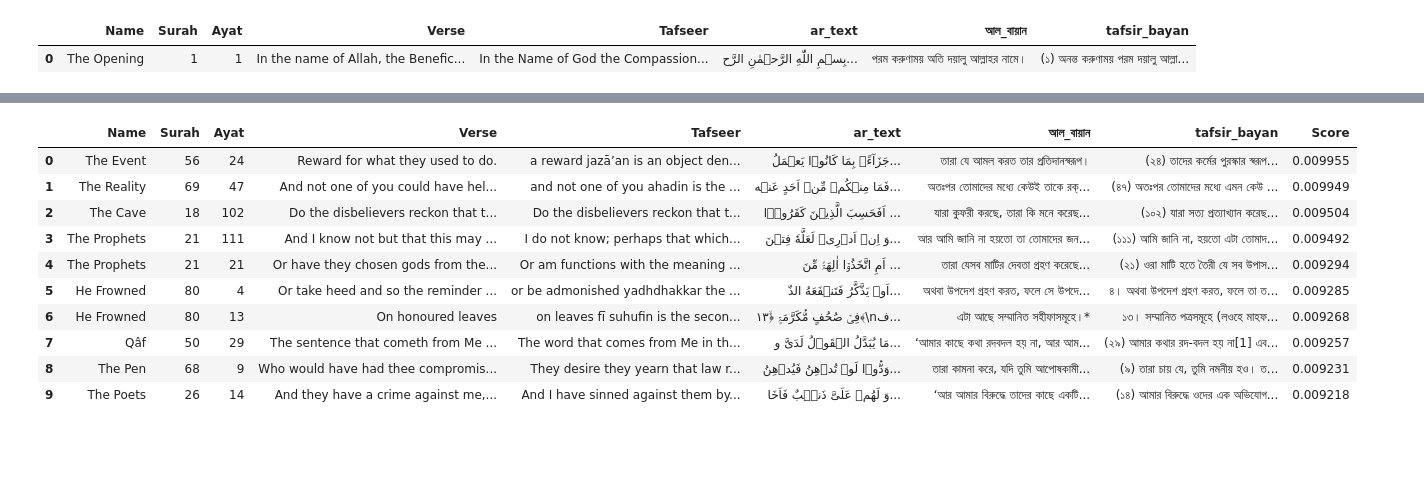
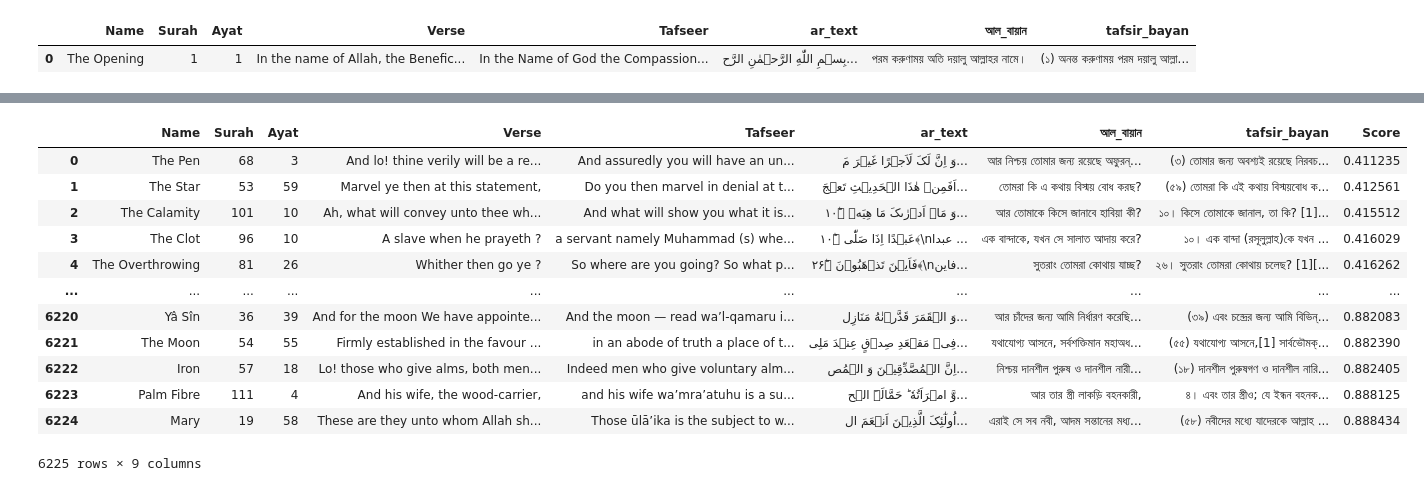
Before and after one commit to mobassir94/Multilingual-NLP-for-Islamic-Theology, a Jupyter notebook: demo_notebooks/inference-demo-v2-mlt-quran-hadith.ipynb, the cells around one changed output, grey strips where cells are left out. Saved outputs shown, nothing was run; the diff lists cells and outputs as text; code cells hidden in the pictures; blank space fills up the shorter version.

```diff
--- a/demo_notebooks/inference-demo-v2-mlt-quran-hadith.ipynb
+++ b/demo_notebooks/inference-demo-v2-mlt-quran-hadith.ipynb
@@ -54,7 +77,7 @@ corpus_emb_hadith = np.load('../input/assets/en_emb_bukhari_muslim.npy')
 # %%
 en_bn_quran_tafsir = pd.read_csv('../input/assets/en_bn_quran_tafsir.csv')
 
-en_bn_bukhari_muslim = pd.read_csv('../input/assets/en_bn_translated_sahih_hadiths_filtered.csv')
+en_bn_bukhari_muslim = pd.read_csv('../input/assets/en_bn_bukhari_muslim.csv')
 # %%
 def similarity(v1, v2):
     n1 = np.linalg.norm(v1)
@@ -177,18 +210,20 @@ mlt_hadiths
 # %%
-find,mlt_hadiths = Multilingual_Quran_Hadith_Search_Engine("আমি কি পুরস্কার পেতে পারি?",language = 'bn')
+find,mlt_hadiths = Multilingual_Quran_Hadith_Search_Engine("আমি কি পুরস্কার পেতে পারি?",language = 'bn',metric = 'l2')
 find
 # %% [output]
 |  | Name | Surah | Ayat | Verse | Tafseer | ar_text | আল_বায়ান | tafsir_bayan | Score |
-| 0 | The Event | 56 | 24 | Reward for what they used to do. | a reward jazā’an is an object den... | جَزَآءًۢ بِمَا کَانُوۡا یَعۡمَلُ... | তারা যে আমল করত তার প্রতিদানস্বরূপ। | (২৪) তাদের কর্মের পুরস্কার স্বরূপ... | 0.009955 |
-| 1 | The Reality | 69 | 47 | And not one of you could have hel... | and not one of you ahadin is the ... | فَمَا مِنۡکُمۡ مِّنۡ اَحَدٍ عَنۡه... | অতঃপর তোমাদের মধ্যে কেউই তাকে রক্... | (৪৭) অতঃপর তোমাদের মধ্যে এমন কেউ ... | 0.009949 |
-| 2 | The Cave | 18 | 102 | Do the disbelievers reckon that t... | Do the disbelievers reckon that t... | اَفَحَسِبَ الَّذِیۡنَ کَفَرُوۡۤا ... | যারা কুফরী করছে, তারা কি মনে করেছ... | (১০২) যারা সত্য প্রত্যাখ্যান করেছ... | 0.009504 |
-| 3 | The Prophets | 21 | 111 | And I know not but that this may ... | I do not know; perhaps that which... | وَ اِنۡ اَدۡرِیۡ لَعَلَّهٗ فِتۡنَ... | আর আমি জানি না হয়তো তা তোমাদের জন... | (১১১) আমি জানি না, হয়তো এটা তোমাদ... | 0.009492 |
-| 4 | The Prophets | 21 | 21 | Or have they chosen gods from the... | Or am functions with the meaning ... | اَمِ اتَّخَذُوۡۤا اٰلِهَۃً مِّنَ ... | তারা যেসব মাটির দেবতা গ্রহণ করেছে... | (২১) ওরা মাটি হতে তৈরী যে সব উপাস... | 0.009294 |
-| 5 | He Frowned | 80 | 4 | Or take heed and so the reminder ... | or be admonished yadhdhakkar the ... | اَوۡ یَذَّکَّرُ فَتَنۡفَعَهُ الذّ... | অথবা উপদেশ গ্রহণ করত, ফলে সে উপদে... | ৪। অথবা উপদেশ গ্রহণ করত, ফলে তা ত... | 0.009285 |
-| 6 | He Frowned | 80 | 13 | On honoured leaves | on leaves fī suhufin is the secon... | فِیۡ صُحُفٍ مُّکَرَّمَۃٍ ﴿ۙ۱۳﴾\nف... | এটা আছে সম্মানিত সহীফাসমূহে।* | ১৩। সম্মানিত পত্রসমূহে (লওহে মাহফ... | 0.009268 |
-| 7 | Qâf | 50 | 29 | The sentence that cometh from Me ... | The word that comes from Me in th... | مَا یُبَدَّلُ الۡقَوۡلُ لَدَیَّ و... | ‘আমার কাছে কথা রদবদল হয় না, আর আম... | (২৯) আমার কথার রদ-বদল হয় না[1] এব... | 0.009257 |
-| 8 | The Pen | 68 | 9 | Who would have had thee compromis... | They desire they yearn that law r... | وَدُّوۡا لَوۡ تُدۡهِنُ فَیُدۡهِنُ... | তারা কামনা করে, যদি তুমি আপোষকামী... | (৯) তারা চায় যে, তুমি নমনীয় হও। ত... | 0.009231 |
-| 9 | The Poets | 26 | 14 | And they have a crime against me,... | And I have sinned against them by... | وَ لَهُمۡ عَلَیَّ ذَنۡۢبٌ فَاَخَا... | ‘আর আমার বিরুদ্ধে তাদের কাছে একটি... | (১৪) আমার বিরুদ্ধে ওদের এক অভিযোগ... | 0.009218 |
+| 0 | The Pen | 68 | 3 | And lo! thine verily will be a re... | And assuredly you will have an un... | وَ اِنَّ لَکَ لَاَجۡرًا غَیۡرَ مَ... | আর নিশ্চয় তোমার জন্য রয়েছে অফুরন্... | (৩) তোমার জন্য অবশ্যই রয়েছে নিরবচ... | 0.411235 |
+| 1 | The Star | 53 | 59 | Marvel ye then at this statement, | Do you then marvel in denial at t... | اَفَمِنۡ هٰذَا الۡحَدِیۡثِ تَعۡجَ... | তোমরা কি এ কথায় বিস্ময় বোধ করছ? | (৫৯) তোমরা কি এই কথায় বিস্ময়বোধ ক... | 0.412561 |
+| 2 | The Calamity | 101 | 10 | Ah, what will convey unto thee wh... | And what will show you what it is... | وَ مَاۤ اَدۡرٰىکَ مَا هِیَهۡ ﴿ؕ۱۰... | আর তোমাকে কিসে জানাবে হাবিয়া কী? | ১০। কিসে তোমাকে জানাল, তা কি? [1]... | 0.415512 |
+| 3 | The Clot | 96 | 10 | A slave when he prayeth ? | a servant namely Muhammad (s) whe... | عَبۡدًا اِذَا صَلّٰی ﴿ؕ۱۰﴾\nعبدا ... | এক বান্দাকে, যখন সে সালাত আদায় করে? | ১০। এক বান্দা (রসূলুল্লাহ)কে যখন ... | 0.416029 |
+| 4 | The Overthrowing | 81 | 26 | Whither then go ye ? | So where are you going? So what p... | فَاَیۡنَ تَذۡهَبُوۡنَ ﴿ؕ۲۶﴾\nفاین... | সুতরাং তোমরা কোথায় যাচ্ছ? | ২৬। সুতরাং তোমরা কোথায় চলেছ? [1][... | 0.416262 |
+| ... | ... | ... | ... | ... | ... | ... | ... | ... | ... |
+| 6220 | Yâ Sîn | 36 | 39 | And for the moon We have appointe... | And the moon — read wa’l-qamaru i... | وَ الۡقَمَرَ قَدَّرۡنٰهُ مَنَازِل... | আর চাঁদের জন্য আমি নির্ধারণ করেছি... | (৩৯) এবং চন্দ্রের জন্য আমি বিভিন্... | 0.882083 |
+| 6221 | The Moon | 54 | 55 | Firmly established in the favour ... | in an abode of truth a place of t... | فِیۡ مَقۡعَدِ صِدۡقٍ عِنۡدَ مَلِی... | যথাযোগ্য আসনে, সর্বশক্তিমান মহাঅধ... | (৫৫) যথাযোগ্য আসনে,[1] সার্বভৌমক্... | 0.882390 |
+| 6222 | Iron | 57 | 18 | Lo! those who give alms, both men... | Indeed men who give voluntary alm... | اِنَّ الۡمُصَّدِّقِیۡنَ وَ الۡمُص... | নিশ্চয় দানশীল পুরুষ ও দানশীল নারী... | (১৮) দানশীল পুরুষগণ ও দানশীল নারি... | 0.882405 |
+| 6223 | Palm Fibre | 111 | 4 | And his wife, the wood-carrier, | and his wife wa’mra’atuhu is a su... | وَّ امۡرَاَتُهٗ ؕ حَمَّالَۃَ الۡح... | আর তার স্ত্রী লাকড়ি বহনকারী, | ৪। এবং তার স্ত্রীও; যে ইন্ধন বহনক... | 0.888125 |
+| 6224 | Mary | 19 | 58 | These are they unto whom Allah sh... | Those ūlā’ika is the subject to w... | اُولٰٓئِکَ الَّذِیۡنَ اَنۡعَمَ ال... | এরাই সে সব নবী, আদম সন্তানের মধ্য... | (৫৮) নবীদের মধ্যে যাদেরকে আল্লাহ ... | 0.888434 |
+6225 rows × 9 columns
 # %%
 mlt_hadiths
 # %% [output]
```
Also changed, not shown: parts of 12 cells of this notebook.
